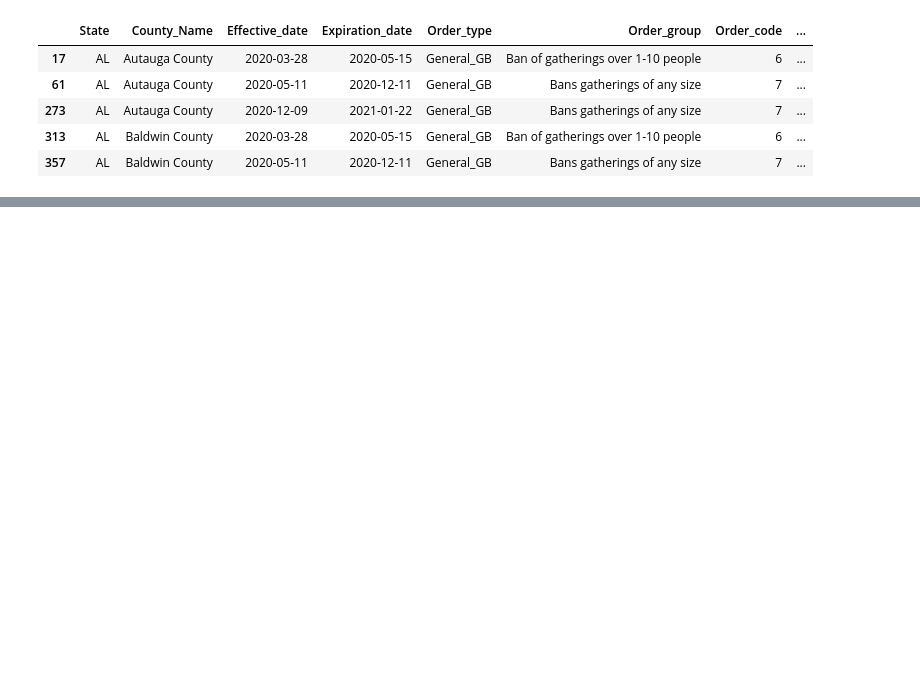
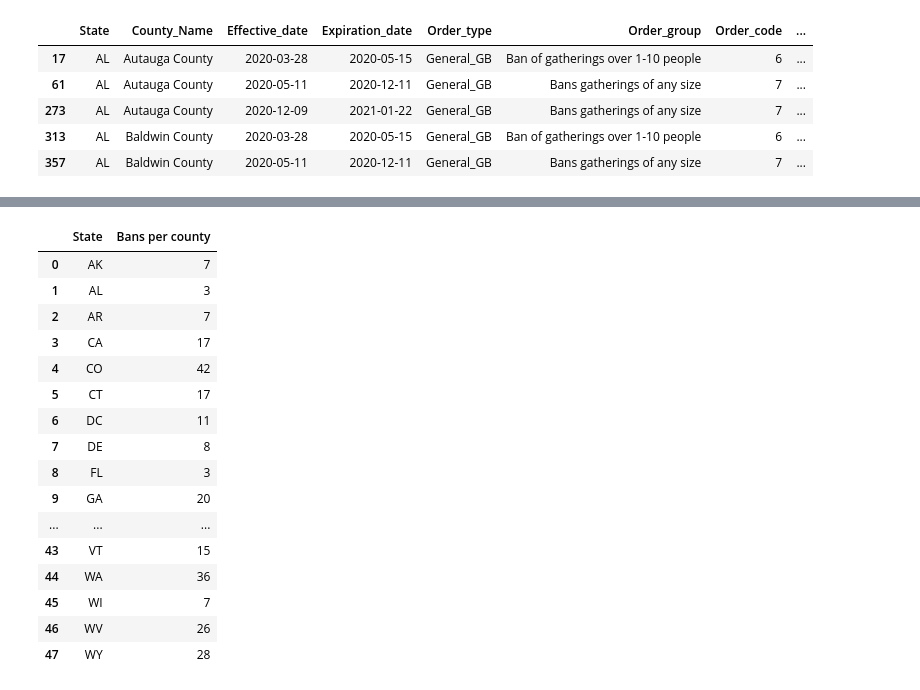
Before and after one commit to DS4A-Team79/COVID-Project, a Jupyter notebook: nmatos/GatherBansExploration.ipynb, the cells around one changed output, grey strips where cells are left out. Saved outputs shown, nothing was run; the diff lists cells and outputs as text; code cells hidden in the pictures; blank space fills up the shorter version.

```diff
--- a/nmatos/GatherBansExploration.ipynb
+++ b/nmatos/GatherBansExploration.ipynb
@@ -282,0 +412,30 @@ Comparing the unique list of states before and after data wrangling, 'ND' and 'S
+# %%
+#calculate bans per county for states that have county numbers
+bans_county = state_county_bans.copy()
+bans_county['Bans per county']= bans_county['Order_group']/bans_county['# Counties']
+
+#Make bans per county an integer not a float
+bans_county['Bans per county'] = bans_county['Bans per county'].apply(np.floor)
+bans_county['Bans per county'] = bans_county['Bans per county'].astype('int32')
+
+#Remove unnecessary columns from final dataset
+bans_county.drop(columns=['Order_group','# Counties'],inplace=True)
+bans_county
+# %% [output]
+|  | State | Bans per county |
+| 0 | AK | 7 |
+| 1 | AL | 3 |
+| 2 | AR | 7 |
+| 3 | CA | 17 |
+| 4 | CO | 42 |
+| 5 | CT | 17 |
+| 6 | DC | 11 |
+| 7 | DE | 8 |
+| 8 | FL | 3 |
+| 9 | GA | 20 |
+| ... | ... | ... |
+| 43 | VT | 15 |
+| 44 | WA | 36 |
+| 45 | WI | 7 |
+| 46 | WV | 26 |
+| 47 | WY | 28 |
```
Also changed, not shown: parts of 19 cells of this notebook, 1 other file.
